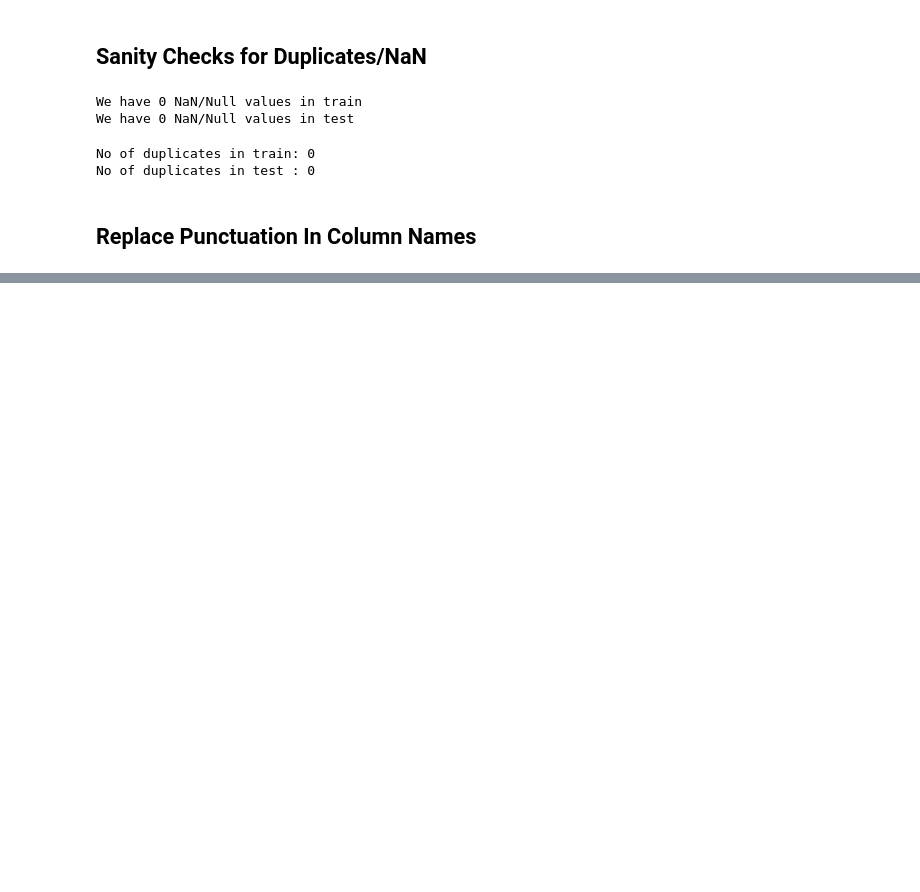
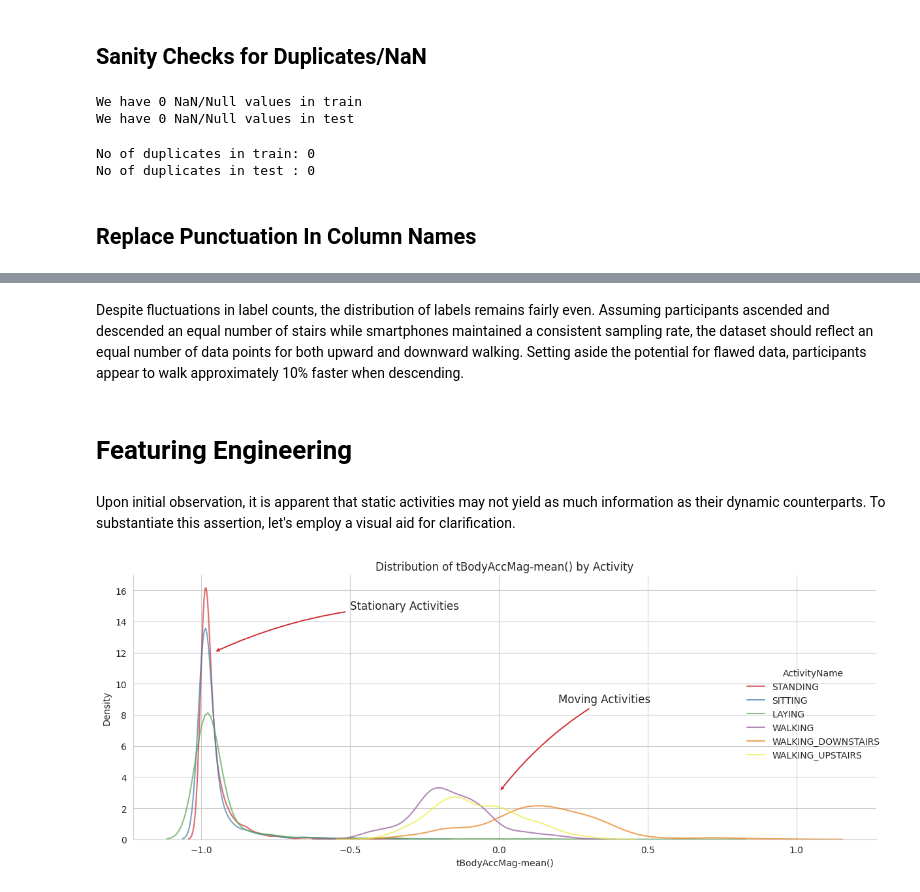
Before and after one commit to AbidAzad/Human-Activity-Recognition, a Jupyter notebook: EDA.ipynb, the cells around one changed output, grey strips where cells are left out. Saved outputs shown, nothing was run; the diff lists cells and outputs as text; code cells hidden in the pictures; blank space fills up the shorter version.

```diff
--- a/EDA.ipynb
+++ b/EDA.ipynb
@@ -140,0 +211,39 @@ test.columns = columns
+# %% [markdown]
+Despite fluctuations in label counts, the distribution of labels remains fairly even. Assuming participants ascended and descended an equal number of stairs while smartphones maintained a consistent sampling rate, the dataset should reflect an equal number of data points for both upward and downward walking. Setting aside the potential for flawed data, participants appear to walk approximately 10% faster when descending.
+# %% [markdown]
+# Featuring Engineering
+# %% [markdown]
+Upon initial observation, it is apparent that static activities may not yield as much information as their dynamic counterparts. To substantiate this assertion, let's employ a visual aid for clarification.
+# %%
+# Set a customized color palette
+sns.set_palette("Set1", desat=0.80)
+
+# Create a FacetGrid for better organization
+facetgrid = sns.FacetGrid(train, hue='ActivityName', height=5, aspect=2)
+
+# Use KDE plot instead of distplot for smoother visualization
+facetgrid.map(sns.kdeplot, 'tBodyAccMag-mean()', fill=False, common_norm=False, alpha=0.7)
+
+# Add legend for better readability
+facetgrid.add_legend()
+
+# Annotate stationary activities
+plt.annotate("Stationary Activities", xy=(-0.960, 12), xytext=(-0.5, 15), size=12,
+             va='center', ha='left', arrowprops=dict(arrowstyle="simple", connectionstyle="arc3,rad=0.1"))
+
+# Annotate moving activities
+plt.annotate("Moving Activities", xy=(0, 3), xytext=(0.2, 9), size=12,
+             va='center', ha='left', arrowprops=dict(arrowstyle="simple", connectionstyle="arc3,rad=0.1"))
+
+# Improve plot aesthetics
+plt.title("Distribution of tBodyAccMag-mean() by Activity")
+plt.xlabel("tBodyAccMag-mean()")
+plt.ylabel("Density")
+
+# Adjust layout for better spacing
+plt.tight_layout()
+
+# Show the plot
+plt.show()
+# %% [output]
+[figure, added]
```
Also changed, not shown: parts of 20 cells of this notebook.
